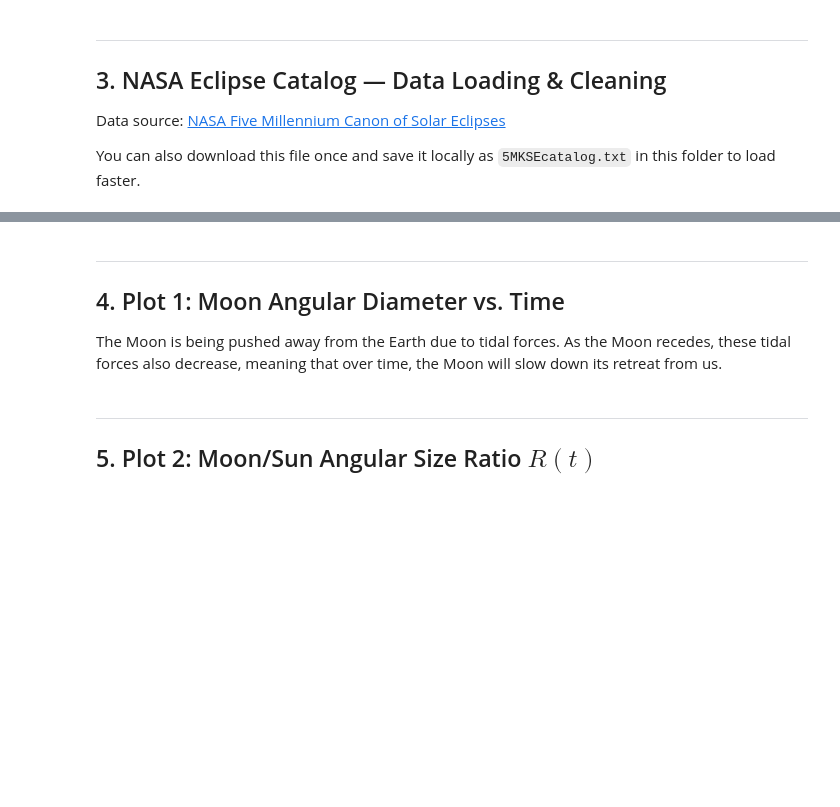
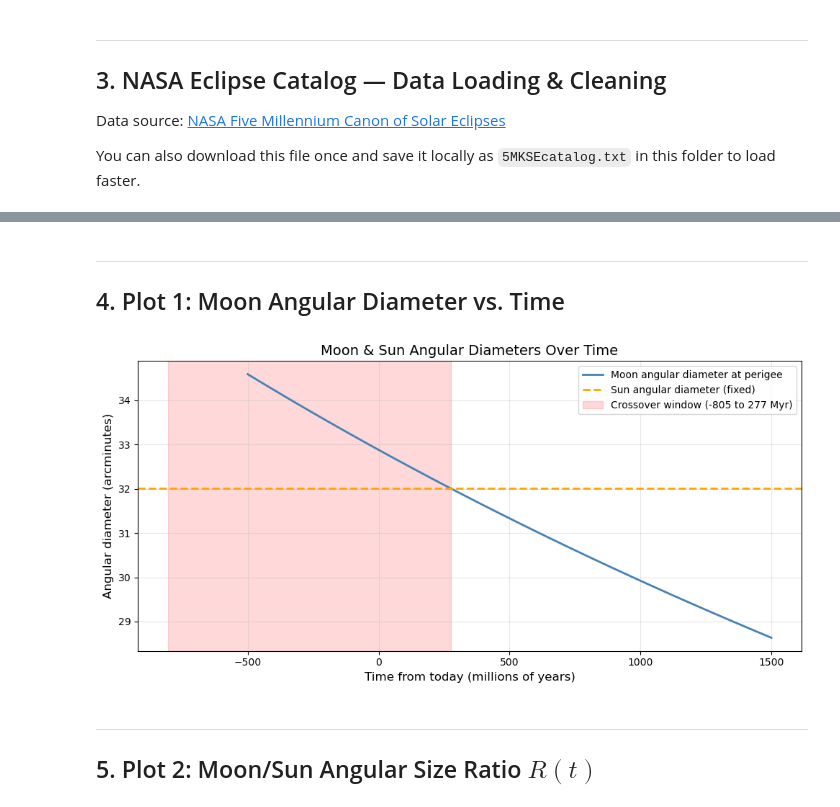
Before and after one commit to cloversquid/clover, a Jupyter notebook: final_project/final_project_final.ipynb, the cells around one changed output, grey strips where cells are left out. Saved outputs shown, nothing was run; the diff lists cells and outputs as text; code cells hidden in the pictures; blank space fills up the shorter version.

```diff
--- a/final_project/final_project_final.ipynb
+++ b/final_project/final_project_final.ipynb
@@ -209,55 +203,47 @@ print(df["Type_Simple"].value_counts())
 # %% [markdown]
 ---
 ## 4. Plot 1: Moon Angular Diameter vs. Time
-
-The Moon is being pushed away from the Earth due to tidal forces. As the Moon recedes, these tidal forces also decrease, meaning that over time, the Moon will slow down its retreat from us.
 # %%
 # Convert angular sizes from radians to arcminutes for a human-readable y-axis
 # 1 radian = (180/π)° × 60 arcmin/°
 RAD_TO_ARCMIN = (180 / np.pi) * 60
 
-theta_moon_perigee_arcmin       = theta_moon_perigee_arr.value * RAD_TO_ARCMIN        # Moon at perigee, linear model
-theta_moon_perigee_tidal_arcmin = theta_moon_perigee_tidal_arr.value * RAD_TO_ARCMIN  # Moon at perigee, tidal model
-theta_sun_arcmin                = angular_size(D_sun, d_sun).value * RAD_TO_ARCMIN    # Sun (constant)
+theta_moon_perigee_arcmin = theta_moon_perigee_arr.value * RAD_TO_ARCMIN     # Moon at perigee
+theta_sun_arcmin          = angular_size(D_sun, d_sun).value * RAD_TO_ARCMIN  # Sun (constant)
 
 # Convert years (astropy Quantity) to plain millions-of-years float for the x-axis
 x_Myr = years.value / 1e6
 
 fig, ax = plt.subplots(figsize=(10, 5))
 
 # Primary curve: Moon's angular size at perigee — this is what determines eclipse possibility
 # The curve starts above the Sun's line (total eclipses possible) and crosses it at +277 Myr
 ax.plot(x_Myr, theta_moon_perigee_arcmin, color="steelblue", lw=2,
-        label="Moon angular diameter at perigee (linear)")
-# Tidal model: recession decelerates as the Moon recedes, so the curve falls more slowly
-ax.plot(x_Myr, theta_moon_perigee_tidal_arcmin, color="steelblue", lw=2, linestyle="--",
-        label="Moon angular diameter at perigee (tidal power-law)")
+        label="Moon angular diameter at perigee")
 # Sun's angular size treated as constant — Earth's orbital eccentricity (0.017) is too small to matter here
 ax.axhline(theta_sun_arcmin, color="orange", lw=2, linestyle="--",
            label="Sun angular diameter (fixed)")
 
 # Extract crossover times as plain floats for use in axvspan/axvline
 t_ap = t_crossover_apogee.to(u.Myr).value  # apogee crossover — already in the past
-t_pe = t_crossover.to(u.Myr).value         # perigee crossover — last possible total eclipse (linear)
-t_ti = t_crossover_tidal.to(u.Myr).value   # perigee crossover under tidal deceleration
+t_pe = t_crossover.to(u.Myr).value         # perigee crossover — last possible total eclipse
 
 # Shaded band marks the transition window:
 # left edge = when Moon was too small even at apogee; right edge = when it's too small even at perigee
 ax.axvspan(t_ap, t_pe, color="red", alpha=0.15,
            label=f"Crossover window ({t_ap:.0f} to {t_pe:.0f} Myr)")
-# Dotted line marks the later tidal crossover — shows how deceleration extends eclipse possibility
-ax.axvline(t_ti, color="darkorange", lw=1.5, linestyle=":",
-           label=f"Tidal crossover (~{t_ti:.0f} Myr)")
 
 ax.set_xlabel("Time from today (millions of years)", fontsize=12)
 ax.set_ylabel("Angular diameter (arcminutes)", fontsize=12)
 ax.set_title("Moon & Sun Angular Diameters Over Time", fontsize=14)
 ax.legend(fontsize=10)
 ax.grid(True, alpha=0.3)
 
 plt.tight_layout()
 plt.savefig("plot1_angular_diameter.png", dpi=150)
 plt.show()
+# %% [output]
+[figure, added]
 # %% [markdown]
 ---
 ## 5. Plot 2: Moon/Sun Angular Size Ratio $R(t)$
```
Also changed, not shown: parts of 11 cells of this notebook, 2 other files.
